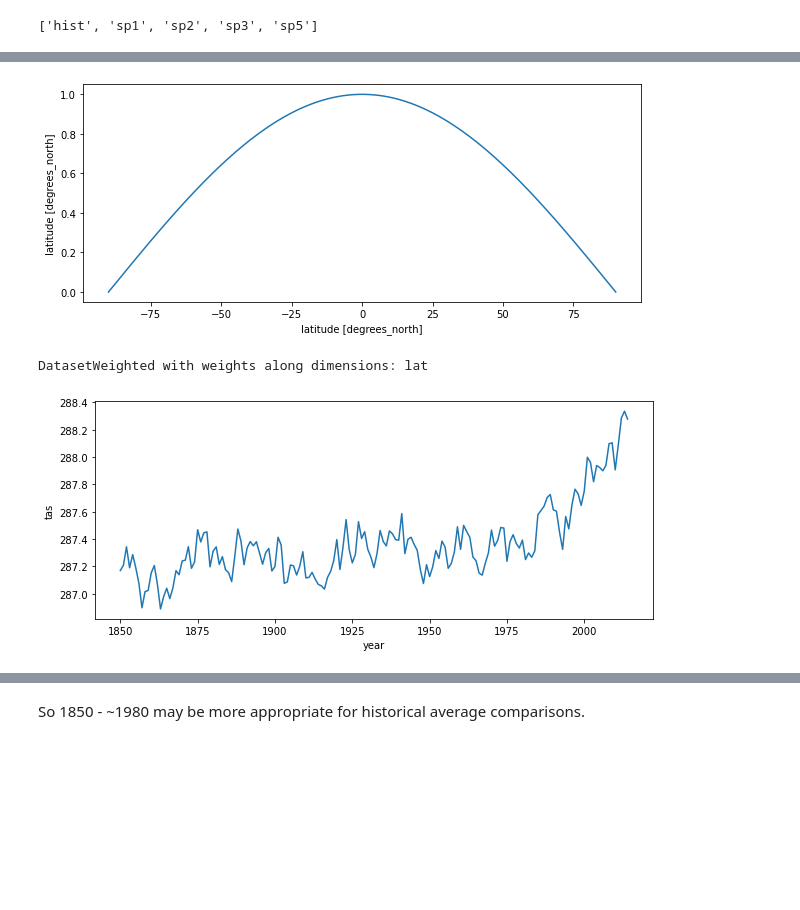
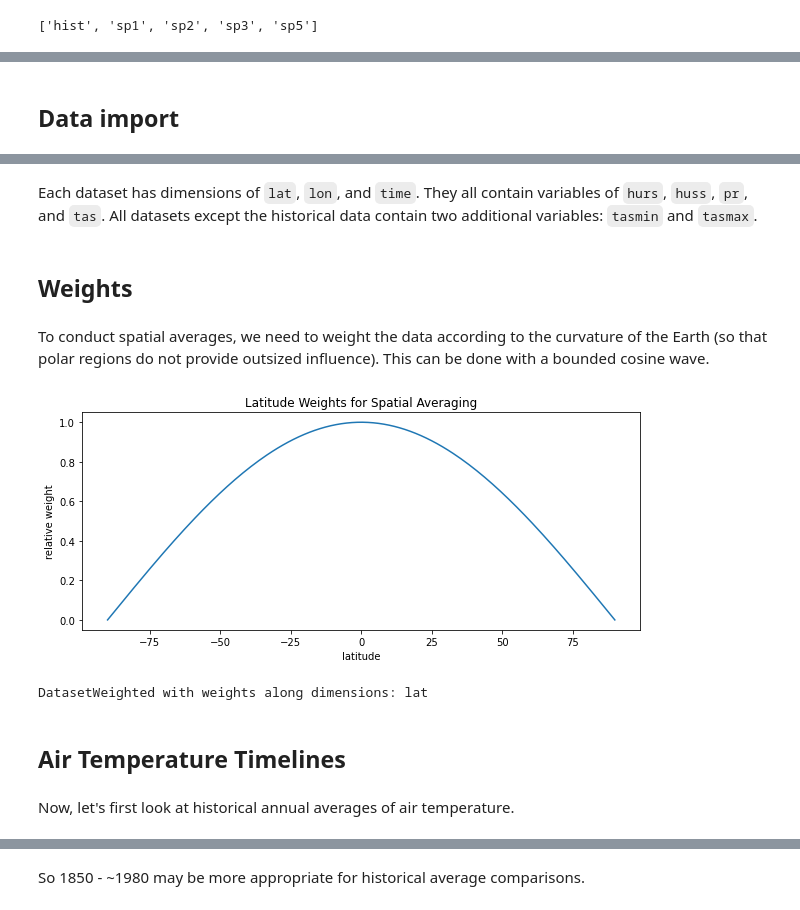
Before and after one commit to UCB-stat-159-s22/hw07-group20, a Jupyter notebook: notebooks/CESM_EDA.ipynb, the cells around one changed output, grey strips where cells are left out. Drawn from its saved outputs; the diff is of its cells as text; code cells hidden in the pictures; blank space fills up the shorter version.

Commit message:
added viz funcs, added output to main notebook

```diff
--- a/notebooks/CESM_EDA.ipynb
+++ b/notebooks/CESM_EDA.ipynb
@@ -78,3 +95,5 @@ list(modeldict)
+# %% [markdown]
+## Data import
 # %%
 ds = ca.dictorize(
     func = xr.open_zarr,
@@ -102,15 +121,42 @@ Data variables:
     variant_info:           CMIP6 20th century experiments (1850-2014) with C...
     variant_label:          r11i1p1f1
     version_id:             v20190514
+# %% [markdown]
+Each dataset has dimensions of `lat`, `lon`, and `time`. They all contain variables of `hurs`, `huss`, `pr`, and `tas`. All datasets except the historical data contain two additional variables: `tasmin` and `tasmax`.
+# %% [markdown]
+## Weights
+# %% [markdown]
+To conduct spatial averages, we need to weight the data according to the curvature of the Earth (so that polar regions do not provide outsized influence). This can be done with a bounded cosine wave.
 # %%
-# Now, perform weighing to get true aggregate statistics
-#
+# Perform weighing to get true aggregate statistics
+
 # First, an example of weights by Earth's latitude
 weights = np.cos(np.deg2rad(ds['hist']['lat']))
 weights.name = 'weights'
-weights.plot(figsize=(10, 4));
+
+
+# Save dicts to analysis folder for use in other notebooks
+path_weight_arr = '../analysis_data/weights.npy'
+
+if not os.path.exists(path_weight_arr):
+    print('Saving weights as binary .npy')
+
+    np.save(path_weight_arr, weights)
+
+
+########################################################
+# Plot weights
+path_weights = '../figures/weights.png'
+
+cv.plot_lines(
+    data = weights,
+    path = path_weights,
+    xlab = 'latitude',
+    ylab = 'relative weight',
+    title = 'Latitude Weights for Spatial Averaging'
+)
 # %% [output]
-[figure, old version]
+[figure, new version]
 # %%
 # Perform weighing on all datasets
 ds_w = ca.dictorize(
@@ -121,8 +167,12 @@ ds_w = ca.dictorize(
 ds_w['hist']
 # %% [output]
 DatasetWeighted with weights along dimensions: lat
+# %% [markdown]
+## Air Temperature Timelines
+# %% [markdown]
+Now, let's first look at historical annual averages of air temperature.
 # %%
-# Now look at global averages
+# Look at global averages
 # "_mt" for mean data at each time step (month)
 ds_mt = ca.dictorize(
     func = 'agg',
@@ -143,8 +193,3 @@ ds_my = ca.dictorize(
         {'grps': 'time.year', 'aggfunc': np.nanmean, 'roll': {}},
     ),
 )
-
-# Plot air surface temperature over recorded period in history
-ds_my['hist']['tas'].plot(figsize=(10,4));
-# %% [output]
-[figure, removed]
```
Also changed, not shown: parts of 12 cells of this notebook, 6 other files.
